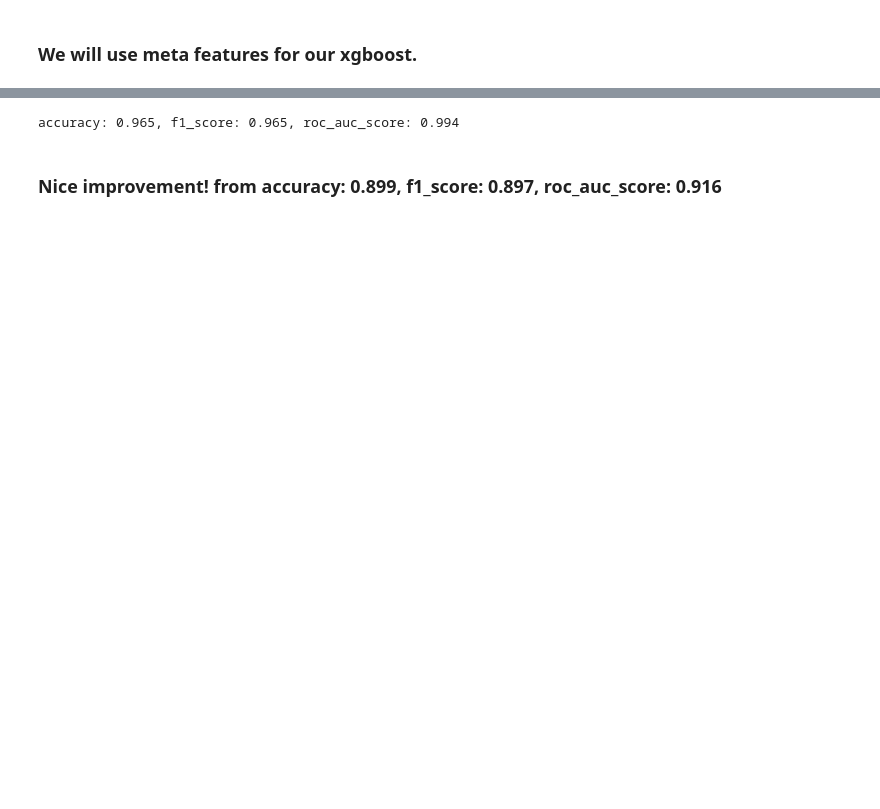
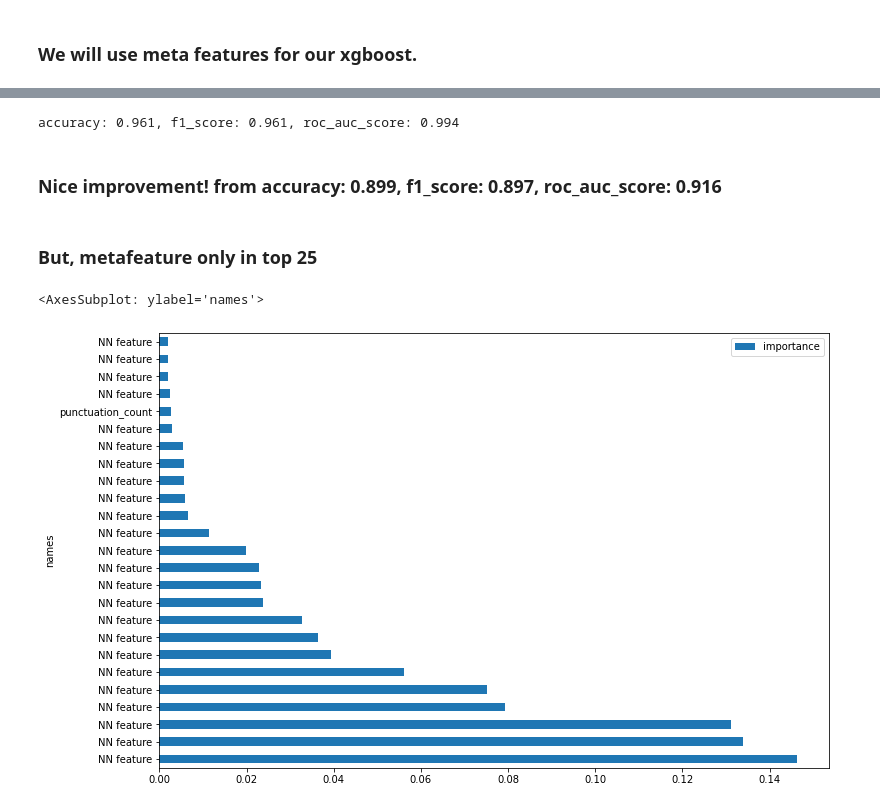
Before and after one commit to hydrazine114/NLP_ia_rt, a Jupyter notebook: xgb.ipynb, the cells around one changed output, grey strips where cells are left out. Saved outputs shown, nothing was run; the diff lists cells and outputs as text; code cells hidden in the pictures; blank space fills up the shorter version.

```diff
--- a/xgb.ipynb
+++ b/xgb.ipynb
@@ -12,9 +12,10 @@ from sklearn.metrics import f1_score, roc_auc_score, accuracy_score
 # %%
 train_data = pd.read_csv('train_data_features.csv')
 test_data = pd.read_csv('test_data_features.csv')
-cols2drop = ['Unnamed: 0', 'id', 'owner_id', 'text', 'likes', 'stop_word_count', 'url_count',
-                           'mean_word_length', 'hashtag_count', 'mention_count', 'text_cleaned', 'target']
+cols2drop = ['Unnamed: 0', 'id', 'owner_id', 'text', 'likes', 'stop_word_count',
+                           'mean_word_length', 'char_count', 'hashtag_count', 'mention_count', 'text_cleaned', 'target', 'level_0']
 y = train_data.target
 X = train_data.drop(columns=cols2drop)
 y_test = test_data.target
 X_test = test_data.drop(columns=cols2drop)
+X_test.head()
@@ -22,9 +31,9 @@ X_test = test_data.drop(columns=cols2drop)
 X_train, X_val, y_train, y_val = train_test_split(X, y, train_size=0.9,
                                                     stratify=y, shuffle=True, random_state=42)
 # %%
-params = {'n_estimators': 1024,
+params = {'n_estimators': 2048,
           'max_depth': 3,
-          'learning_rate': 0.1,
+          'learning_rate': 1e-2,
           'subsample': 0.96,
           'colsample_bytree': 0.80,
           'reg_lambda': 1,
@@ -35,7 +44,9 @@ params = {'n_estimators': 1024,
           'tree_method': 'gpu_hist'}
 
 model = XGBClassifier(**params)
-model.fit(X_train, y_train)
+model.fit(X_train, y_train,
+eval_set=[(X_train, y_train), (X_val, y_val)],
+            early_stopping_rounds=20)
 y_pred = model.predict(X_val)
 y_pred_proba = model.predict_proba(X_val)[:, 1]
 
@@ -47,6 +74,22 @@ y_pred = model.predict(X_test)
 y_pred_proba = model.predict_proba(X_test)[:, 1]
 print('accuracy: {:.3f}, f1_score: {:.3f}, roc_auc_score: {:.3f}'.format(accuracy_score(y_test, y_pred), f1_score(y_test, y_pred), roc_auc_score(y_test, y_pred_proba)))
 # %% [output]
-accuracy: 0.965, f1_score: 0.965, roc_auc_score: 0.994
+accuracy: 0.961, f1_score: 0.961, roc_auc_score: 0.994
 # %% [markdown]
 ### Nice improvement! from accuracy: 0.899, f1_score: 0.897, roc_auc_score: 0.916
+# %% [markdown]
+### But, metafeature only in top 25
+# %%
+df = pd.DataFrame({'importance': model.feature_importances_,
+                    'names': model.feature_names_in_})
+
+import re
+pat = re.compile(r'[0-9]')
+df['names'] = df.names.apply(lambda x: 'NN feature' if re.findall(pat, x) else x )
+df = df.sort_values(by='importance', key=lambda x: -x)
+
+fig, ax = plt.subplots(figsize=(12, 8))
+df[:25].plot.barh(y='importance', x='names', ax=ax)
+# %% [output]
+<AxesSubplot: ylabel='names'>
+[figure, added]
```
Also changed, not shown: parts of 2 cells of this notebook, 1 other file.
